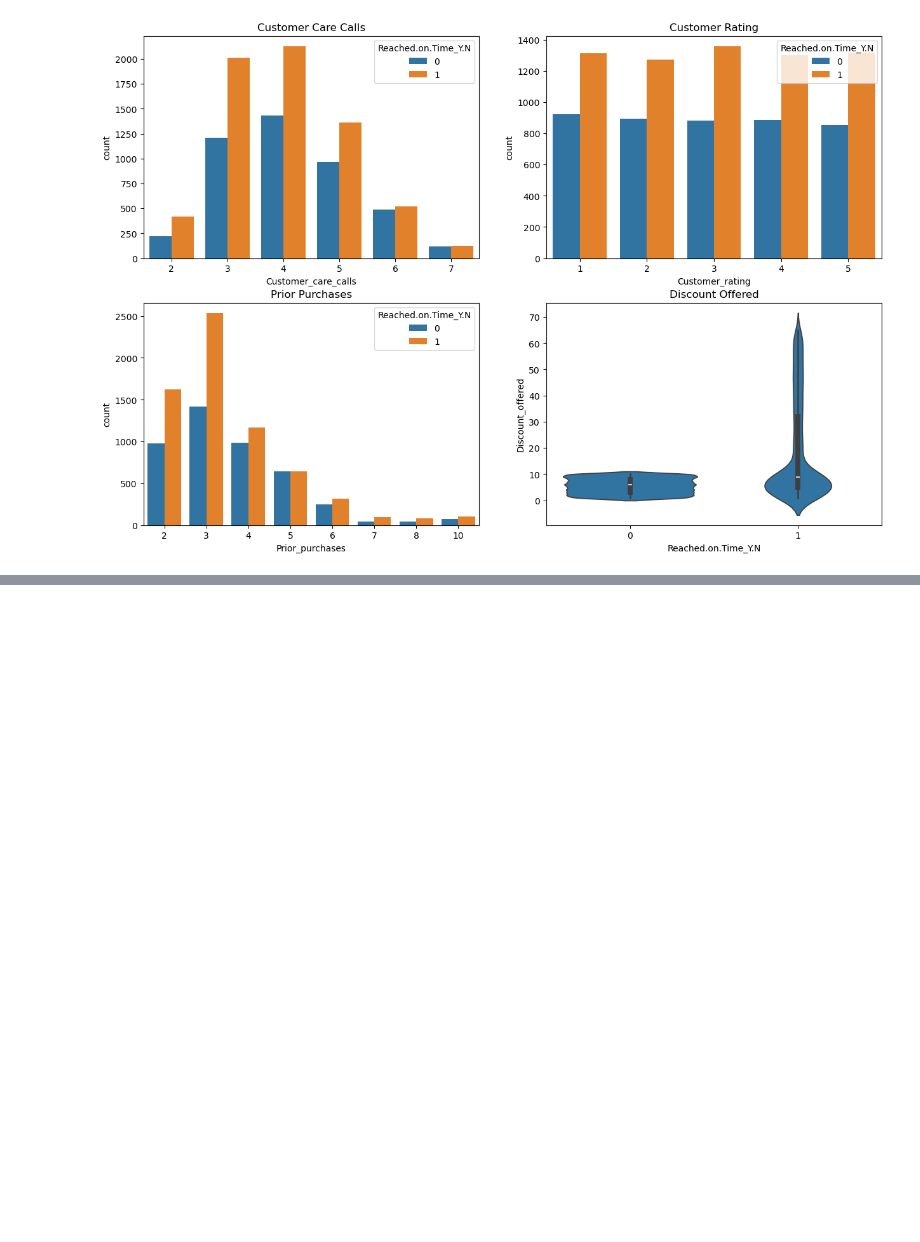
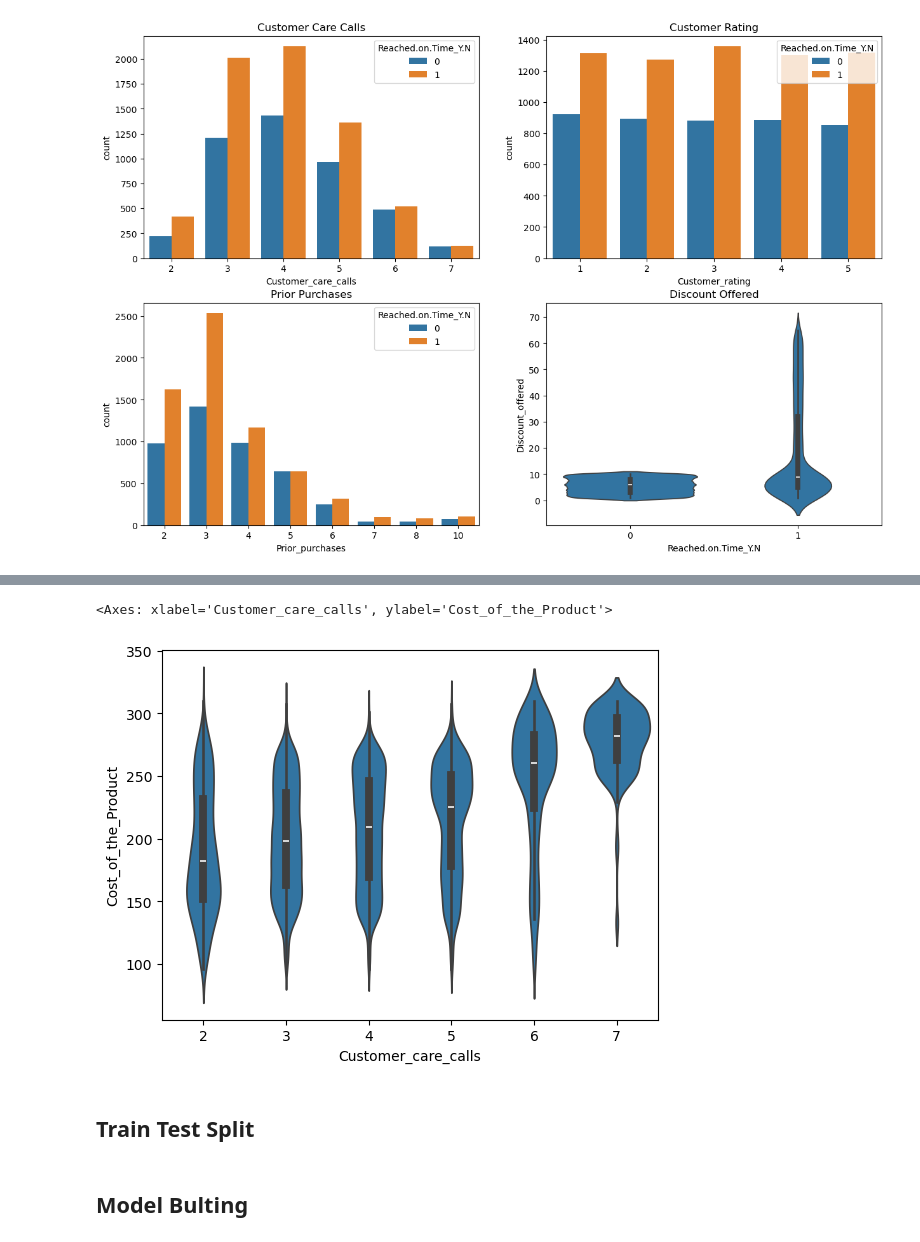
Before and after one commit to Mengistu1225/E-Commerce-Product-Delivery-Prediction, a Jupyter notebook: E-Commerce Product Delivery Prediction.ipynb, the cells around one changed output, grey strips where cells are left out. Drawn from its saved outputs; the diff is of its cells as text; code cells hidden in the pictures; blank space fills up the shorter version.

```diff
--- a/E-Commerce Product Delivery Prediction.ipynb
+++ b/E-Commerce Product Delivery Prediction.ipynb
@@ -190,0 +216,7 @@ Text(0.5, 1.0, 'Discount Offered')
+# %%
+sn.violinplot(x = 'Customer_care_calls', y = 'Cost_of_the_Product', data = data)
+# %% [output]
+<Axes: xlabel='Customer_care_calls', ylabel='Cost_of_the_Product'>
+[figure, added]
+# %% [markdown]
+## Train Test Split
@@ -190,0 +226,2 @@ Text(0.5, 1.0, 'Discount Offered')
+# %% [markdown]
+## Model Bulting
```
Also changed, not shown: parts of 15 cells of this notebook.
